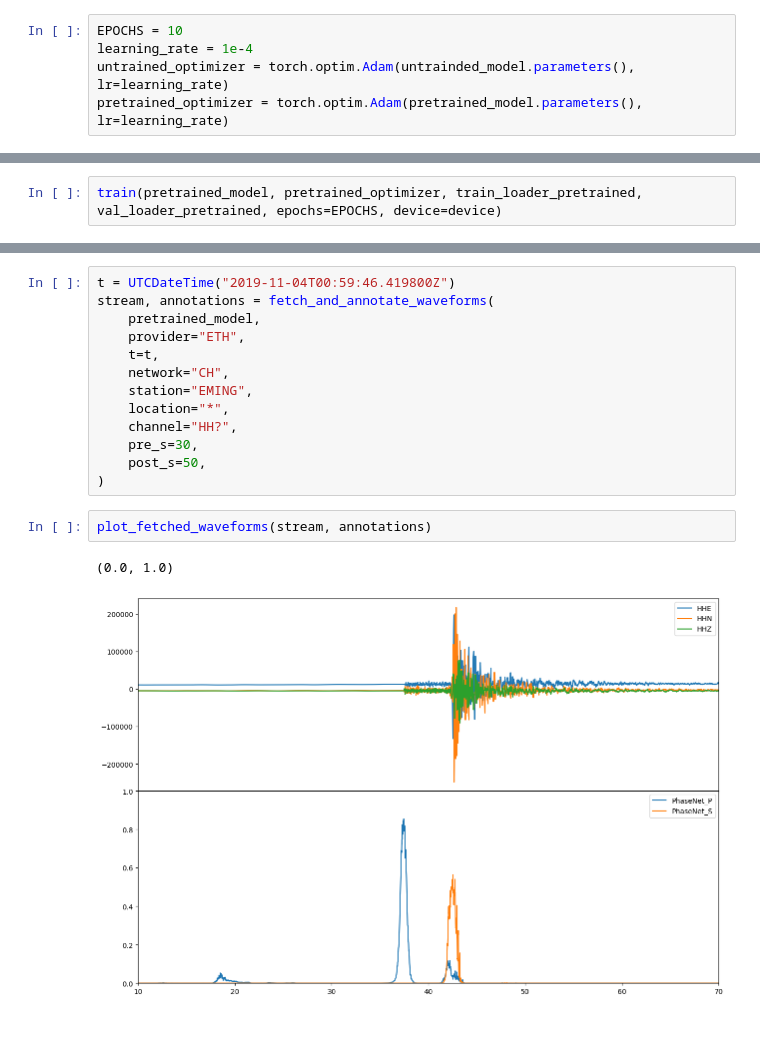
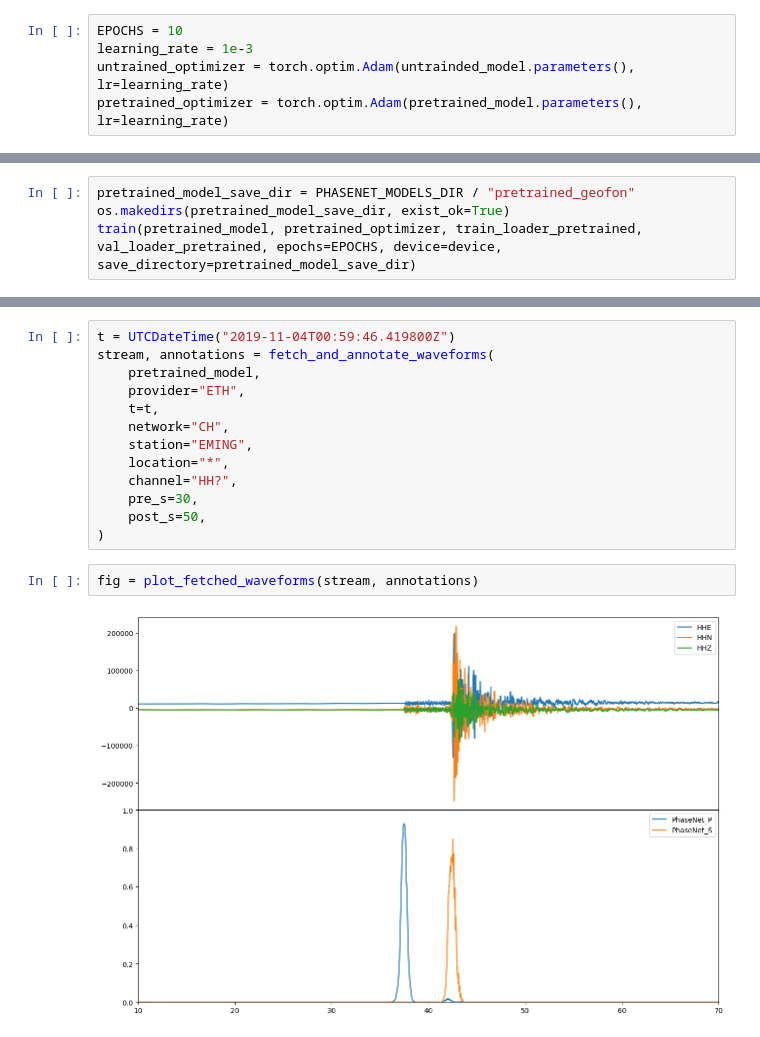
Before and after one commit to psiku/FO--ml-seismic-classifier, a Jupyter notebook: notebooks/iquique_phasenet.ipynb, the cells around one changed output, grey strips where cells are left out. Drawn from its saved outputs; the diff is of its cells as text.

Commit message:
Added methods to save model. Added simple stramlit app

```diff
--- a/notebooks/iquique_phasenet.ipynb
+++ b/notebooks/iquique_phasenet.ipynb
@@ -79,7 +80,7 @@ plot_stream_with_predictions(stream, pretrained_annotations, metadata=dataset.me
 ### Training
 # %%
 EPOCHS = 10
-learning_rate = 1e-4
+learning_rate = 1e-3
 untrained_optimizer = torch.optim.Adam(untrainded_model.parameters(), lr=learning_rate)
 pretrained_optimizer = torch.optim.Adam(pretrained_model.parameters(), lr=learning_rate)
 # %% [markdown]
@@ -124,7 +133,9 @@ plot_stream_with_predictions(stream, new_untrained_annotations, metadata=dataset
 # %% [markdown]
 #### Training pretrained model
 # %%
-train(pretrained_model, pretrained_optimizer, train_loader_pretrained, val_loader_pretrained, epochs=EPOCHS, device=device)
+pretrained_model_save_dir = PHASENET_MODELS_DIR / "pretrained_geofon"
+os.makedirs(pretrained_model_save_dir, exist_ok=True)
+train(pretrained_model, pretrained_optimizer, train_loader_pretrained, val_loader_pretrained, epochs=EPOCHS, device=device, save_directory=pretrained_model_save_dir)
 # %% [output]
 Epoch 1
 -------------------------------
@@ -176,7 +191,6 @@ stream, annotations = fetch_and_annotate_waveforms(
     post_s=50,
 )
 # %%
-plot_fetched_waveforms(stream, annotations)
+fig = plot_fetched_waveforms(stream, annotations)
 # %% [output]
-(0.0, 1.0)
-[figure, old version]
+[figure, new version]
```
Also changed, not shown: parts of 11 cells of this notebook, 5 other files.
